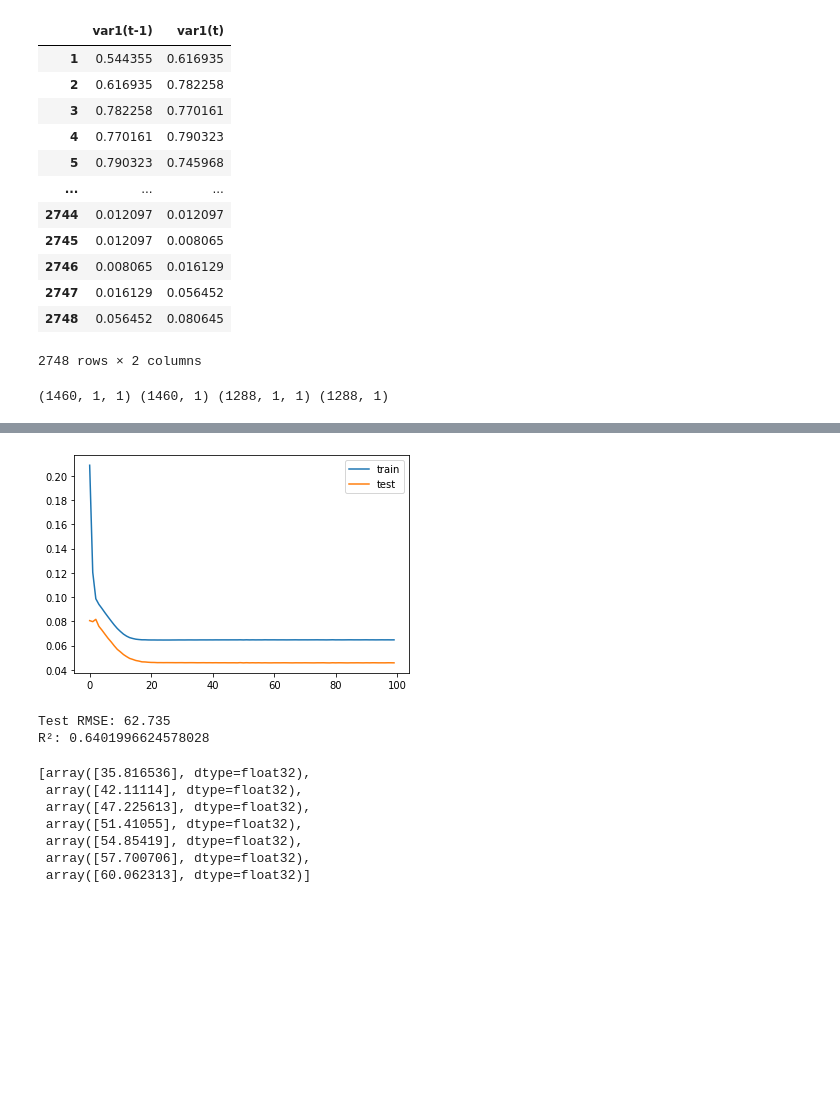
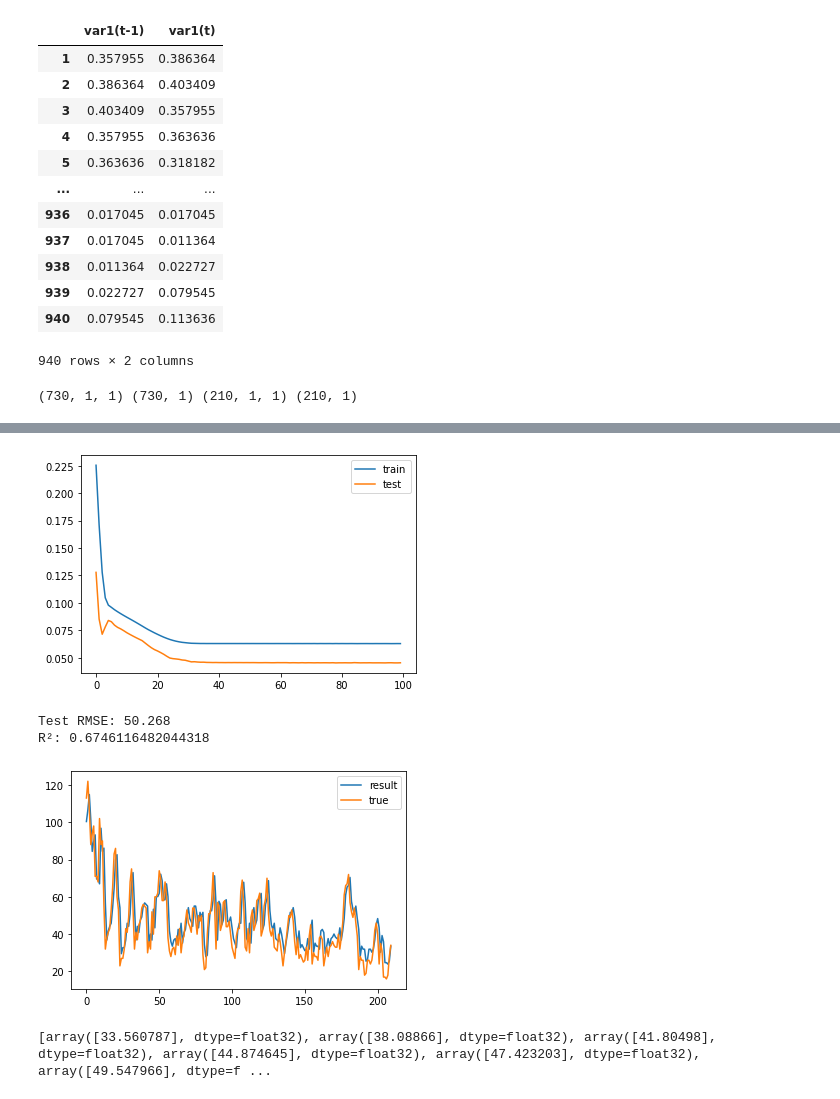
Before and after one commit to QinHaoting/Atmospheric-Environment-Prediction-System, a Jupyter notebook: pridictAQ.ipynb, the cells around one changed output, grey strips where cells are left out. Saved outputs shown, nothing was run; the diff lists cells and outputs as text; code cells hidden in the pictures; blank space fills up the shorter version.

```diff
--- a/pridictAQ.ipynb
+++ b/pridictAQ.ipynb
@@ -48,7 +48,7 @@ def series_to_supervised(data, n_in=1, n_out=1, dropnan=True):
 		agg.dropna(inplace=True)
 	return agg
 # %%
-dataPath = "project\data\FinalData.csv"
+dataPath = "project\data\wow.csv"
 data = pd.read_csv(dataPath)
 data=data.iloc[:,32:33]
 scaler = MinMaxScaler(feature_range=(0, 1))
@@ -57,21 +57,21 @@ reframed = series_to_supervised(scaled, 1, 1)
 reframed
 # %% [output]
 |  | var1(t-1) | var1(t) |
-| 1 | 0.544355 | 0.616935 |
-| 2 | 0.616935 | 0.782258 |
-| 3 | 0.782258 | 0.770161 |
-| 4 | 0.770161 | 0.790323 |
-| 5 | 0.790323 | 0.745968 |
+| 1 | 0.357955 | 0.386364 |
+| 2 | 0.386364 | 0.403409 |
+| 3 | 0.403409 | 0.357955 |
+| 4 | 0.357955 | 0.363636 |
+| 5 | 0.363636 | 0.318182 |
 | ... | ... | ... |
-| 2744 | 0.012097 | 0.012097 |
-| 2745 | 0.012097 | 0.008065 |
-| 2746 | 0.008065 | 0.016129 |
-| 2747 | 0.016129 | 0.056452 |
-| 2748 | 0.056452 | 0.080645 |
+| 936 | 0.017045 | 0.017045 |
+| 937 | 0.017045 | 0.011364 |
+| 938 | 0.011364 | 0.022727 |
+| 939 | 0.022727 | 0.079545 |
+| 940 | 0.079545 | 0.113636 |
-2748 rows × 2 columns
+940 rows × 2 columns
 # %%
 values = reframed.values
-n_train_hours = 365*4
+n_train_hours = 365*2
 train = values[:n_train_hours, :]
 test = values[n_train_hours:, :]
 # split into input and outputs
@@ -82,7 +82,7 @@ train_X = train_X.reshape((train_X.shape[0], 1, train_X.shape[1]))
 test_X = test_X.reshape((test_X.shape[0], 1, test_X.shape[1]))
 print(train_X.shape, train_y.shape, test_X.shape, test_y.shape)
 # %% [output]
-(1460, 1, 1) (1460, 1) (1288, 1, 1) (1288, 1)
+(730, 1, 1) (730, 1) (210, 1, 1) (210, 1)
 # %%
 # design network
 model = Sequential()
@@ -102,17 +102,21 @@ test_X = test_X.reshape((test_X.shape[0], test_X.shape[2]))
 yhatInverse = scaler.inverse_transform(yhat)
 test_y_Inserve = scaler.inverse_transform(test_y)
 # calculate RMSE
-rmse = sqrt(mean_squared_error(test_X, yhatInverse))
+rmse = sqrt(mean_squared_error(test_X, yhat))
 print('Test RMSE: %.3f' % rmse)
 print("R²:",r2_score(test_y_Inserve,yhatInverse))
 predictionAQISeven=[]
 predictionAQISeven.append(yhatInverse[len(yhatInverse)-1])
 predictionAQISeven
-for i in range(6):
-    test = yhat.reshape(yhat.shape[0],1,yhat.shape[1])
-    yhat = model.predict(test)
-    yhatInverse = scaler.inverse_transform(yhat)
-    predictionAQISeven.append(yhatInverse[len(yhatInverse)-1])
-predictionAQISeven
+plt.plot(yhatInverse,label="result")
+plt.plot(test_y_Inserve,label="true")
+plt.legend()
+plt.show()
+# for i in range(50):
+#     test = yhat.reshape(yhat.shape[0],1,yhat.shape[1])
+#     yhat = model.predict(test)
+#     yhatInverse = scaler.inverse_transform(yhat)
+#     predictionAQISeven.append(yhatInverse[len(yhatInverse)-1])
+# print(predictionAQISeven)
 # %% [output]
 Epoch 1/100
@@ -135,10 +139,5 @@ Epoch 100/100
-[figure, old version]
+[figure, new version]
-Test RMSE: 62.735
-R²: 0.6401996624578028
+Test RMSE: 50.268
+R²: 0.6746116482044318
+[figure, added]
-[array([35.816536], dtype=float32),
- array([42.11114], dtype=float32),
- array([47.225613], dtype=float32),
- array([51.41055], dtype=float32),
- array([54.85419], dtype=float32),
- array([57.700706], dtype=float32),
- array([60.062313], dtype=float32)]
+[array([33.560787], dtype=float32), array([38.08866], dtype=float32), array([41.80498], dtype=float32), array([44.874645], dtype=float32), array([47.423203], dtype=float32), array([49.547966], dtype=f ...
```
Also changed, not shown: parts of 1 cell of this notebook, 3 other files.
